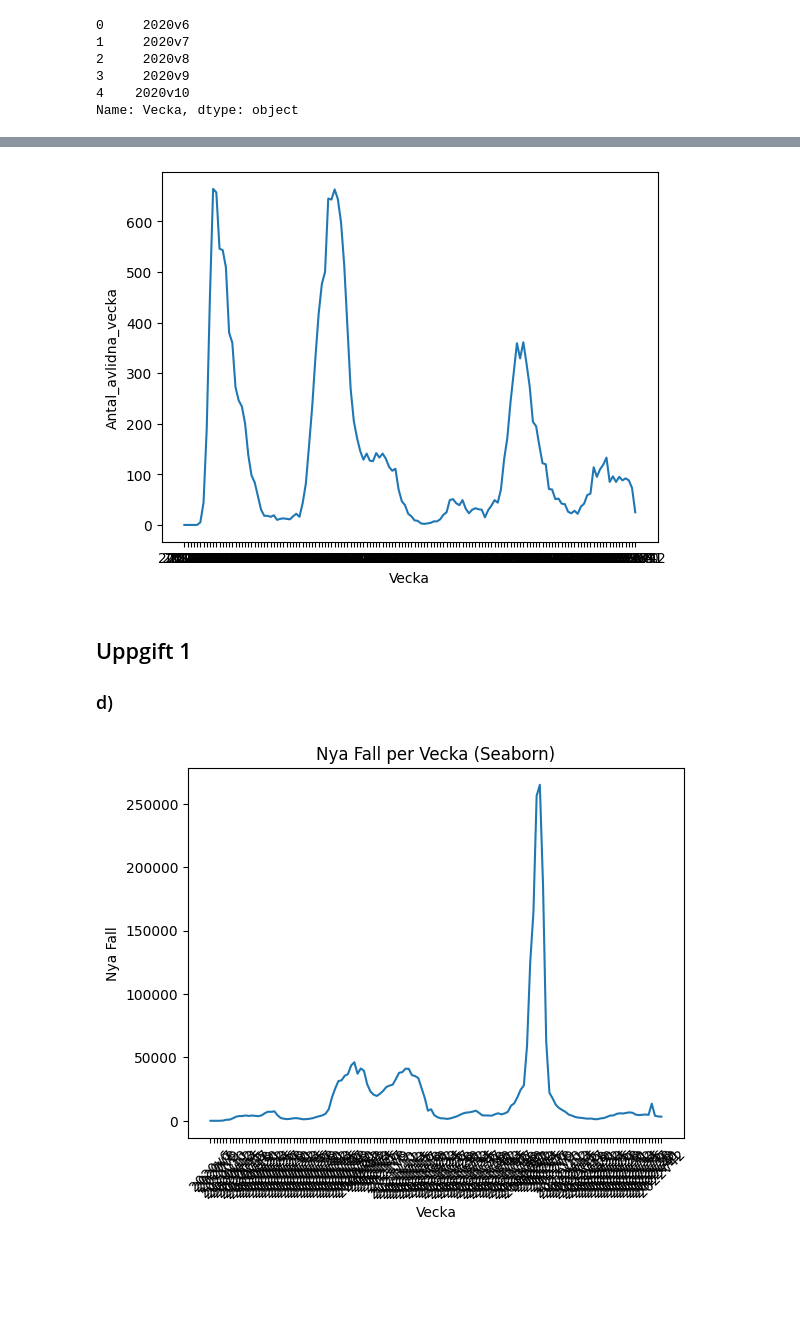
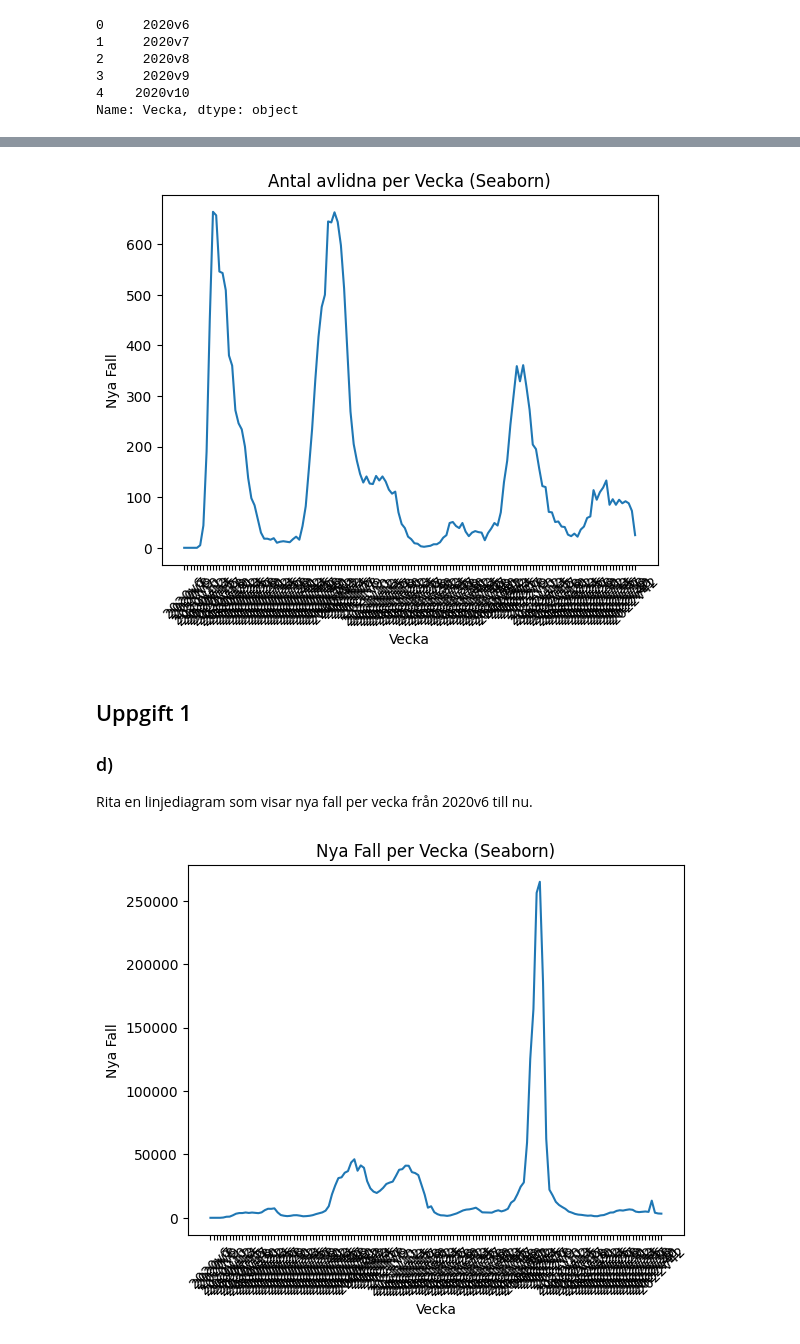
Before and after one commit to Wessnom/DataProcessing-Alexander-Wessner, a Jupyter notebook: Labb/Uppgift_1.ipynb, the cells around one changed output, grey strips where cells are left out. Saved outputs shown, nothing was run; the diff lists cells and outputs as text; code cells hidden in the pictures; blank space fills up the shorter version.

```diff
--- a/Labb/Uppgift_1.ipynb
+++ b/Labb/Uppgift_1.ipynb
@@ -138,18 +150,23 @@ import plotly_express as px
 # %%
 
 # Seaborn
 sns.lineplot(x='Vecka', y='Antal_avlidna_vecka', data=covid_data)
-
+plt.title('Antal avlidna per Vecka (Seaborn)')
+plt.xlabel('Vecka')
+plt.ylabel('Nya Fall')
+plt.xticks(rotation=45)
+plt.show()
 
 
 # Plotly Express
-fig_px = px.line(covid_data, x='Vecka', y='Antal_avlidna_vecka', title='Antal avlidna per Vecka')
+fig_px = px.line(covid_data, x='Vecka', y='Antal_avlidna_vecka', title='Antal avlidna per Vecka (Plotly Express)')
 fig_px.show()
 # %% [output]
-[figure, old version]
+[figure, new version]
-# %% [markdown]
-## Uppgift 1
-### d)
+# %% [markdown]
+## Uppgift 1
+### d)
+Rita en linjediagram som visar nya fall per vecka från 2020v6 till nu.
 # %%
 # Har svårt att formatera seaborn till att visa veckor på ett snyggt sätt..
 
```
Also changed, not shown: parts of 11 cells of this notebook.
